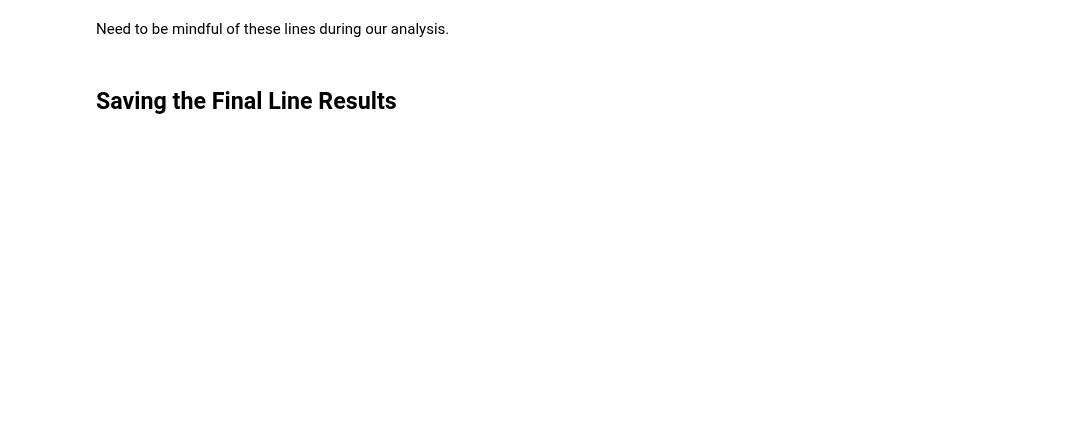
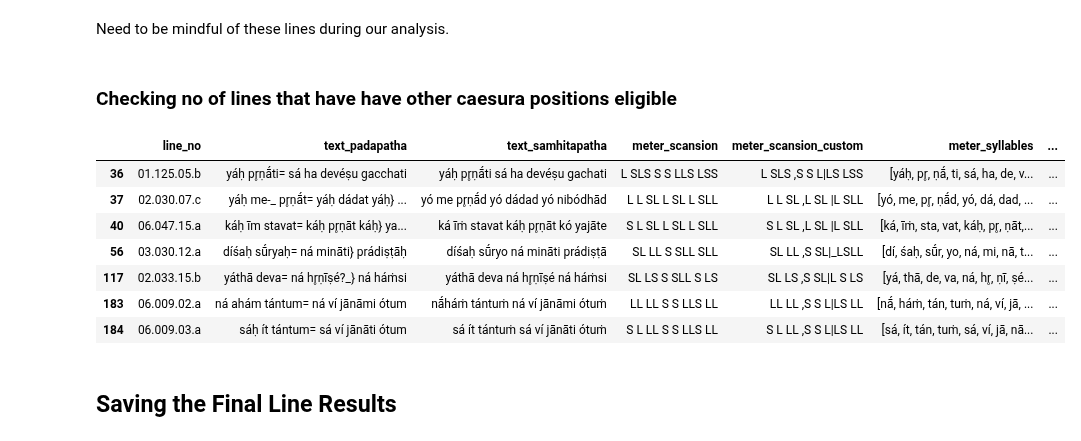
Before and after one commit to anupdhml/sanskrit_ninth_class_meter, a Jupyter notebook: meter.ipynb, the cells around one changed output. Drawn from its saved outputs; the diff is of its cells as text; code cells hidden in the pictures; blank space fills up the shorter version.

Commit message:
Include info on other eligble caesura positions too
Signed-off-by: Anup Dhamala <anupdhml+git@gmail.com>

```diff
--- a/meter.ipynb
+++ b/meter.ipynb
@@ -51,6 +51,7 @@ def add_meter_analysis(line):
     line["meter_caesura_position"] = analysis["caesura_position"]
     line["meter_syllables_count"] = analysis["no_of_syllables"]
     line["meter_syllables"] = analysis["syllables"]
+    line["meter_notes"] = analysis["notes"]
     line["meter_scansions_match"] = \
         analysis["scansion_syllables"] == meter.clean_meter_scansion(line["meter_scansion"])
 
@@ -96,11 +97,11 @@ COLUMNS_SELECTED = [
     "meter_syllables", "meter_syllables_count",
     "stanza_meter",
     "meter_caesura_position",
-    "meter_has_restorations", "meter_scansions_match"
+    "meter_has_restorations", "meter_notes",
+    "meter_scansions_match",
 ]
 
-df_rv_lines_annotated[COLUMNS_SELECTED] \
-    .query('meter_scansions_match == False')
+df_rv_lines_annotated[COLUMNS_SELECTED].query('meter_scansions_match == False')
 # %% [output]
 |  | line_no | text_padapatha | text_samhitapatha | meter_scansion | meter_scansion_custom | meter_syllables | ... |
 | 2 | 04.019.04.c | dr̥ḷhā́ni aubhnāt= uśámānaḥ ójaḥ | dr̥r̥ḷhā́ni+ aubhnād uśámāna ójo | SLLS LL SSLS LL | SSLS LL_SSLS LL | [dr̥, r̥, ḷhā́, ni, aubh, nā, d u... | ... |
@@ -138,6 +138,19 @@ df_rv_lines_annotated[COLUMNS_SELECTED] \
 | 344 | 09.067.31.c | sárvam sá pūtám aśnāti | *sárvaṁ sá pūtám aśnāti | LL S LS LLS | LL S L|S_LLS | [sár, vaṁ, sá, pū, tá, m aś, nā, ti] | ... |
 # %% [markdown]
 Need to be mindful of these lines during our analysis.
+# %% [markdown]
+### Checking no of lines that have have other caesura positions eligible
+# %%
+df_rv_lines_annotated[COLUMNS_SELECTED].query('meter_notes != ""')
+# %% [output]
+|  | line_no | text_padapatha | text_samhitapatha | meter_scansion | meter_scansion_custom | meter_syllables | ... |
+| 36 | 01.125.05.b | yáḥ pr̥ṇā́ti= sá ha devéṣu gacchati | yáḥ pr̥ṇā́ti sá ha devéṣu gachati | L SLS S S LLS LSS | L SLS ,S S L|LS LSS | [yáḥ, pr̥, ṇā́, ti, sá, ha, de, v... | ... |
+| 37 | 02.030.07.c | yáḥ me-_ pr̥ṇā́t= yáḥ dádat yáḥ} ... | yó me pr̥ṇā́d yó dádad yó nibódhād | L L SL L SL L SLL | L L SL ,L SL |L SLL | [yó, me, pr̥, ṇā́d, yó, dá, dad, ... | ... |
+| 40 | 06.047.15.a | káḥ īm stavat= káḥ pr̥ṇāt káḥ} ya... | ká īṁ stavat káḥ pr̥ṇāt kó yajāte | S L SL L SL L SLL | S L SL ,L SL |L SLL | [ká, īṁ, sta, vat, káḥ, pr̥, ṇāt,... | ... |
+| 56 | 03.030.12.a | díśaḥ sū́ryaḥ= ná mināti} prádiṣṭāḥ | díśaḥ sū́ryo ná mināti prádiṣṭā | SL LL S SLL SLL | SL LL ,S SL|_LSLL | [dí, śaḥ, sū́r, yo, ná, mi, nā, t... | ... |
+| 117 | 02.033.15.b | yáthā deva= ná hr̥ṇīṣé?_} ná háṁsi | yáthā deva ná hr̥ṇīṣé ná háṁsi | SL LS S SLL S LS | SL LS ,S SL|L S LS | [yá, thā, de, va, ná, hr̥, ṇī, ṣé... | ... |
+| 183 | 06.009.02.a | ná ahám tántum= ná ví jānāmi ótum | nā́háṁ tántuṁ ná ví jānāmi ótuṁ | LL LL S S LLS LL | LL LL ,S S L|LS LL | [nā́, háṁ, tán, tuṁ, ná, ví, jā, ... | ... |
+| 184 | 06.009.03.a | sáḥ ít tántum= sá ví jānāti ótum | sá ít tántuṁ sá ví jānāti ótuṁ | S L LL S S LLS LL | S L LL ,S S L|LS LL | [sá, ít, tán, tuṁ, sá, ví, jā, nā... | ... |
 # %% [markdown]
 ## Saving the Final Line Results
 # %%
```
Also changed, not shown: parts of 2 cells of this notebook, 2 other files.
